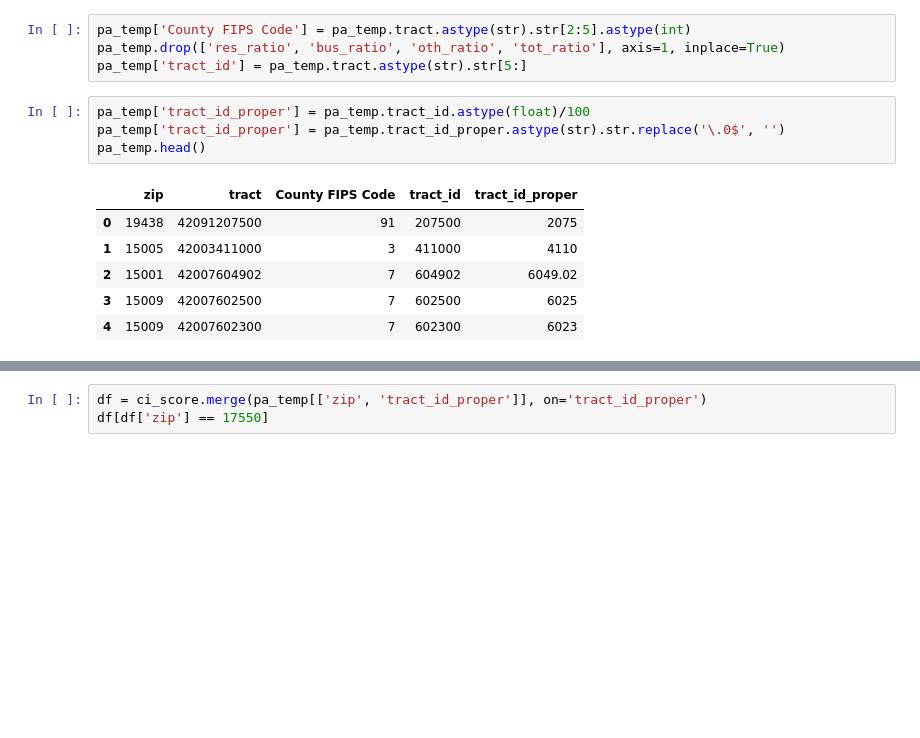
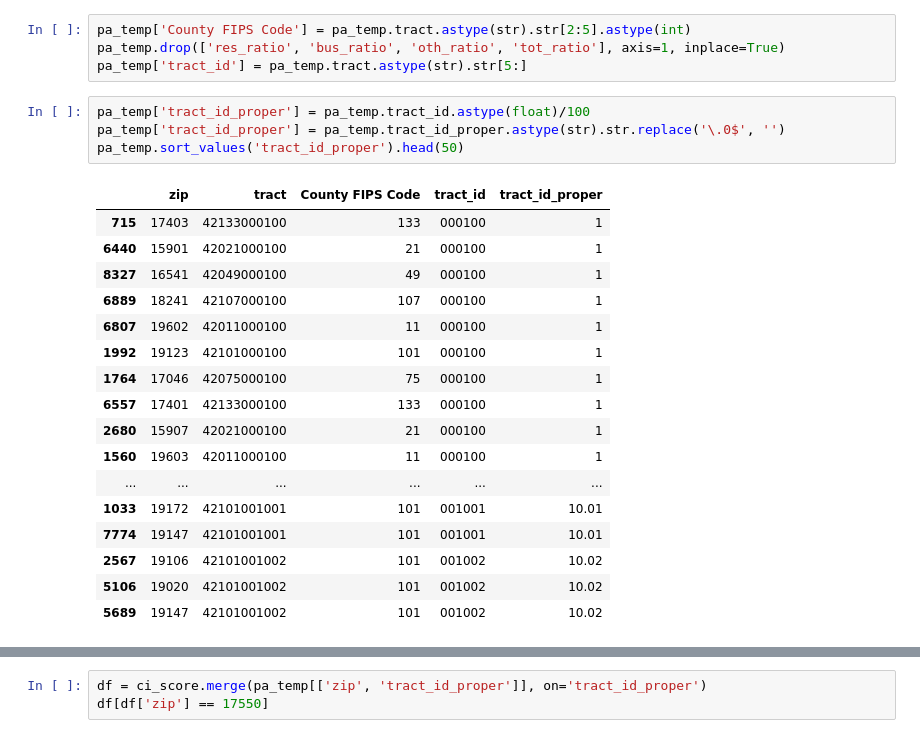
Before and after one commit to datavistics/datavizrequests, a Jupyter notebook: Community Impact and Opportunity/src/Zip Code to Census Tract.ipynb, the cells around one changed output, grey strips where cells are left out. Saved outputs shown, nothing was run; the diff lists cells and outputs as text; blank space fills up the shorter version.

```diff
--- a/Community Impact and Opportunity/src/Zip Code to Census Tract.ipynb
+++ b/Community Impact and Opportunity/src/Zip Code to Census Tract.ipynb
@@ -71,11 +71,22 @@ pa_temp['tract_id'] = pa_temp.tract.astype(str).str[5:]
 # %%
 pa_temp['tract_id_proper'] = pa_temp.tract_id.astype(float)/100
 pa_temp['tract_id_proper'] = pa_temp.tract_id_proper.astype(str).str.replace('\.0$', '')
-pa_temp.head()
+pa_temp.sort_values('tract_id_proper').head(50)
 # %% [output]
 |  | zip | tract | County FIPS Code | tract_id | tract_id_proper |
-| 0 | 19438 | 42091207500 | 91 | 207500 | 2075 |
-| 1 | 15005 | 42003411000 | 3 | 411000 | 4110 |
-| 2 | 15001 | 42007604902 | 7 | 604902 | 6049.02 |
-| 3 | 15009 | 42007602500 | 7 | 602500 | 6025 |
-| 4 | 15009 | 42007602300 | 7 | 602300 | 6023 |
+| 715 | 17403 | 42133000100 | 133 | 000100 | 1 |
+| 6440 | 15901 | 42021000100 | 21 | 000100 | 1 |
+| 8327 | 16541 | 42049000100 | 49 | 000100 | 1 |
+| 6889 | 18241 | 42107000100 | 107 | 000100 | 1 |
+| 6807 | 19602 | 42011000100 | 11 | 000100 | 1 |
+| 1992 | 19123 | 42101000100 | 101 | 000100 | 1 |
+| 1764 | 17046 | 42075000100 | 75 | 000100 | 1 |
+| 6557 | 17401 | 42133000100 | 133 | 000100 | 1 |
+| 2680 | 15907 | 42021000100 | 21 | 000100 | 1 |
+| 1560 | 19603 | 42011000100 | 11 | 000100 | 1 |
+| ... | ... | ... | ... | ... | ... |
+| 1033 | 19172 | 42101001001 | 101 | 001001 | 10.01 |
+| 7774 | 19147 | 42101001001 | 101 | 001001 | 10.01 |
+| 2567 | 19106 | 42101001002 | 101 | 001002 | 10.02 |
+| 5106 | 19020 | 42101001002 | 101 | 001002 | 10.02 |
+| 5689 | 19147 | 42101001002 | 101 | 001002 | 10.02 |
```
Also changed, not shown: parts of 5 cells of this notebook, 3 other files.
